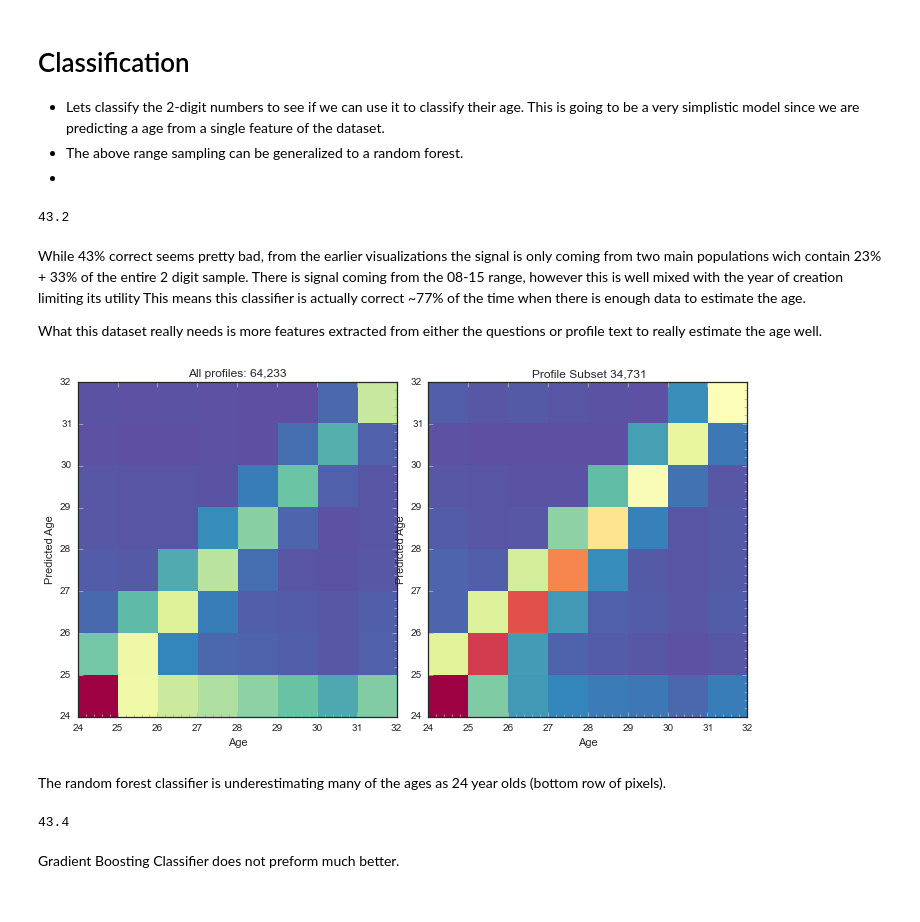
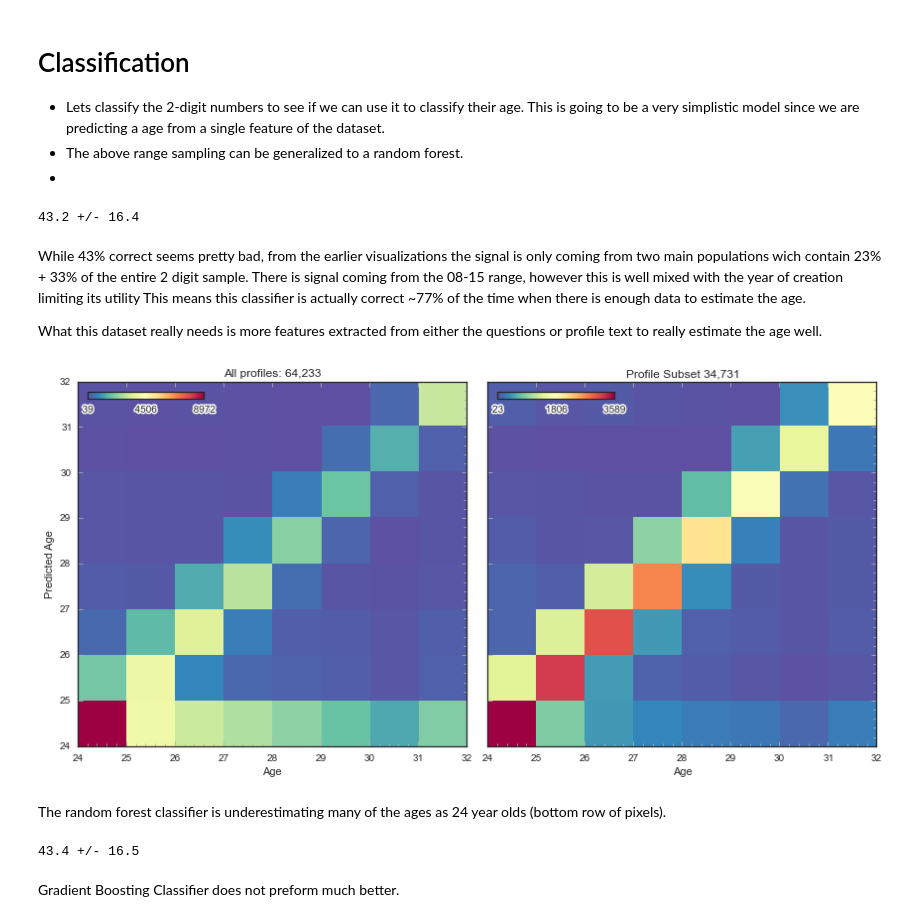
Before and after one commit to ajmendez/explore, a Jupyter notebook: cupid/age.ipynb, the cells around one changed output. Saved outputs shown, nothing was run; the diff lists cells and outputs as text; code cells hidden in the pictures.

```diff
--- a/cupid/age.ipynb
+++ b/cupid/age.ipynb
@@ -265,9 +265,9 @@ scores = cross_validation.cross_val_score(rcf,
     num["age"],
     cv=3
 )
-print('{:0.1f}'.format(100*scores.mean()))
+print('{:0.1f} +/- {:0.1f}'.format(100*scores.mean(), 200*scores.std()))
 # %% [output]
-43.2
+43.2 +/- 16.4
 # %% [markdown]
 While 43% correct seems pretty bad, from the earlier visualizations the signal is only coming from two main populations wich contain 23% + 33% of the entire 2 digit sample. There is signal coming from the 08-15 range, however this is well mixed with the year of creation limiting its utility  This means this classifier is actually correct ~77% of the time when there is enough data to estimate the age.
 
@@ -277,22 +277,24 @@ predicted = cross_validation.cross_val_predict(rfc, num['username_number'].resha
 # %%
 setup(figsize=(12,6), subplt=(1,2,1),
       title='All profiles: {:,d}'.format(len(num)),
       xlabel='Age', ylabel='Predicted Age')
 den = density(num["age"], predicted,
               bins=(np.arange(24,33),np.arange(24,33)),
               colorbar=False, cmap=pylab.cm.Spectral_r)
-
+icolorbar(den)
 
 isgood = np.where( ( (num['username_number'] > 22) & (num['username_number'] < 34) ) |
                    ( (num['username_number'] > 82) & (num['username_number'] < 91) ) )[0]
-setup(subplt=(1,2,2),
+setup(subplt=(1,2,2),  yticks=False,
       title='Profile Subset {:,d}'.format(len(isgood)),
       xlabel='Age', ylabel='Predicted Age')
 den = density(num.iloc[isgood]['age'], predicted[isgood],
               bins=(np.arange(24,33),np.arange(24,33)),
               colorbar=False, cmap=pylab.cm.Spectral_r)
+icolorbar(den)
+pylab.tight_layout()
 # %% [output]
-[figure, old version]
+[figure, new version]
 # %% [markdown]
 The random forest classifier is underestimating many of the ages as 24 year olds (bottom row of pixels).
 # %%
@@ -307,8 +309,8 @@ scores = cross_validation.cross_val_score(
     num["age"],
     cv=3
 )
-print('{:0.1f}'.format(100*scores.mean()))
+print('{:0.1f} +/- {:0.1f}'.format(100*scores.mean(), 200*scores.std()))
 # %% [output]
-43.4
+43.4 +/- 16.5
 # %% [markdown]
 Gradient Boosting Classifier does not preform much better.
```
Also changed, not shown: 1 other file.
